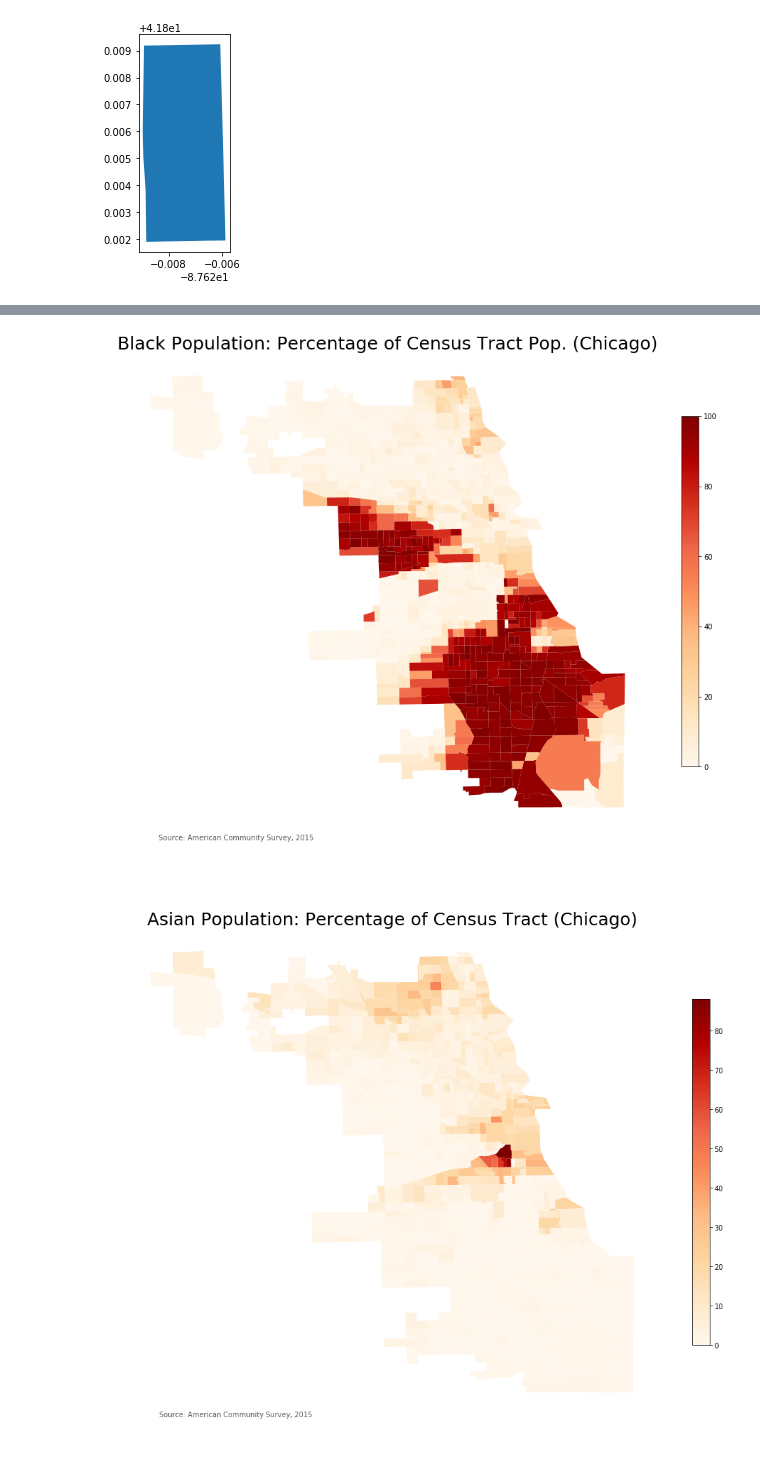
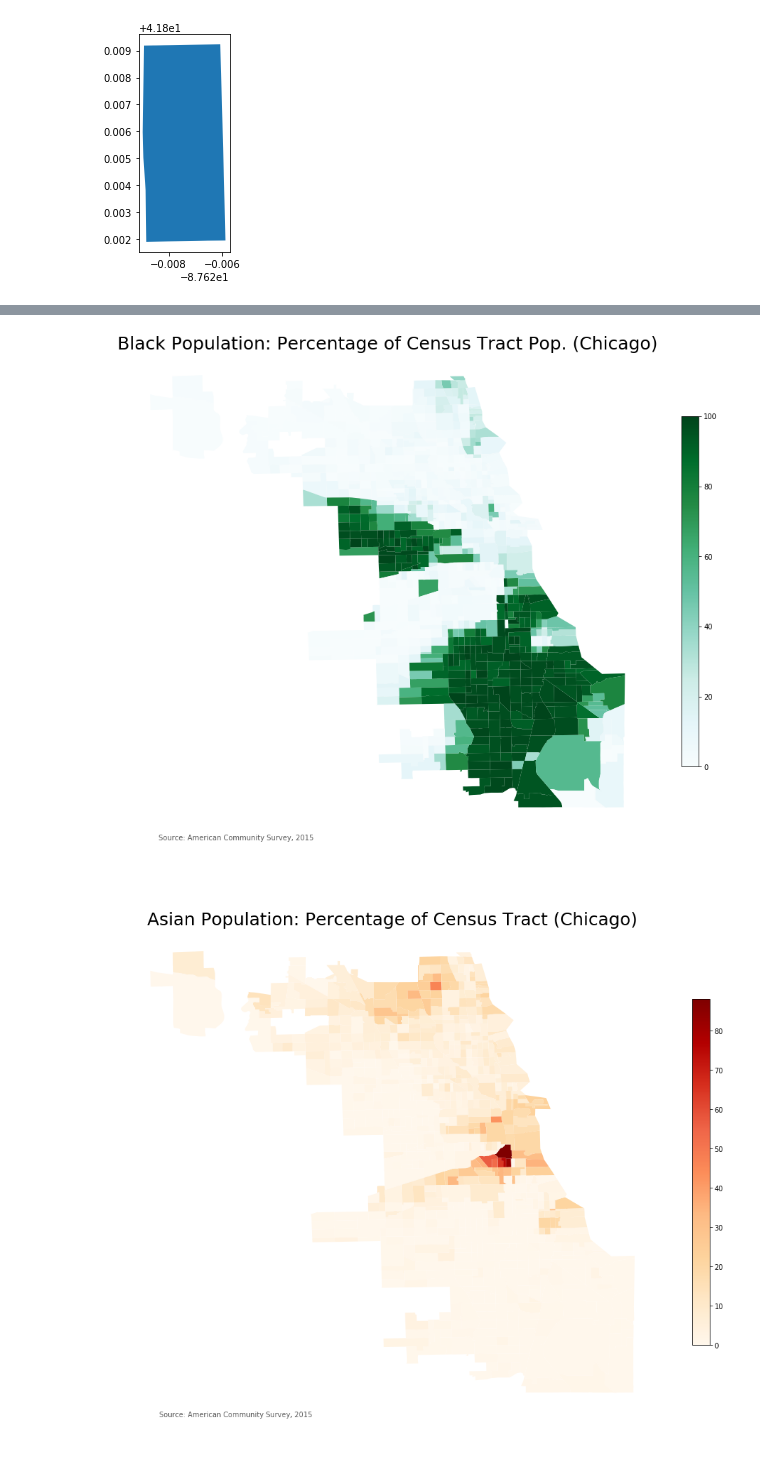
Before and after one commit to MattTriano/personal_site_public, a Jupyter notebook: Making_Choropleths_From_ACS_data.ipynb, the cells around one changed output, grey strips where cells are left out. Drawn from its saved outputs; the diff is of its cells as text; code cells hidden in the pictures.

```diff
--- a/Making_Choropleths_From_ACS_data.ipynb
+++ b/Making_Choropleths_From_ACS_data.ipynb
@@ -209,25 +237,25 @@ plt.tight_layout()
 # %%
 fig, ax = plt.subplots(figsize=(14,14))
-my_cmap='OrRd'
+my_cmap='BuGn'
 race_col = 'Percent; RACE - One race - Black or African American'
 vmin = chicago_race[race_col].min()
 vmax = chicago_race[race_col].max()
 
 _ = chicago_race.plot(column=race_col,
                       cmap=my_cmap, ax=ax)
 _ = ax.axis('off')
 _ = ax.set_title("Black Population: Percentage of Census Tract Pop. (Chicago)",
                  fontdict={'fontsize': '25', 'fontweight' : '3'})
 _ = ax.annotate('Source: American Community Survey, 2015',
                 xy=(0.1, .1), xycoords='figure fraction',
                 horizontalalignment='left', verticalalignment='top',
                 fontsize=10, color='#555555')
 sm = plt.cm.ScalarMappable(cmap=my_cmap, norm=plt.Normalize(vmin=vmin, vmax=vmax))
 sm._A = []
 cbar = fig.colorbar(sm, shrink=0.5)
 plt.tight_layout()
 # %% [output]
-[figure, old version]
+[figure, new version]
 # %%
 fig, ax = plt.subplots(figsize=(14,14))
 my_cmap='OrRd'
```
Also changed, not shown: parts of 17 cells of this notebook.
